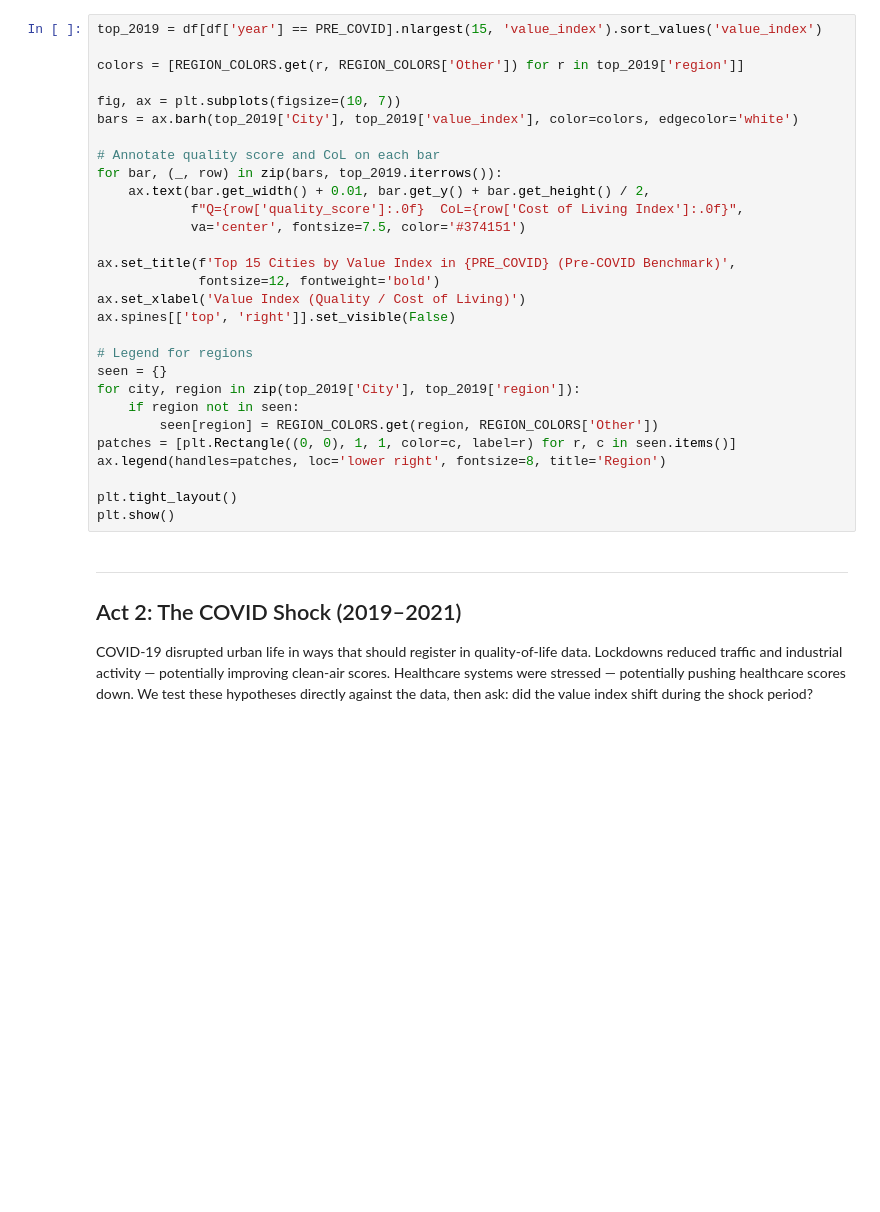
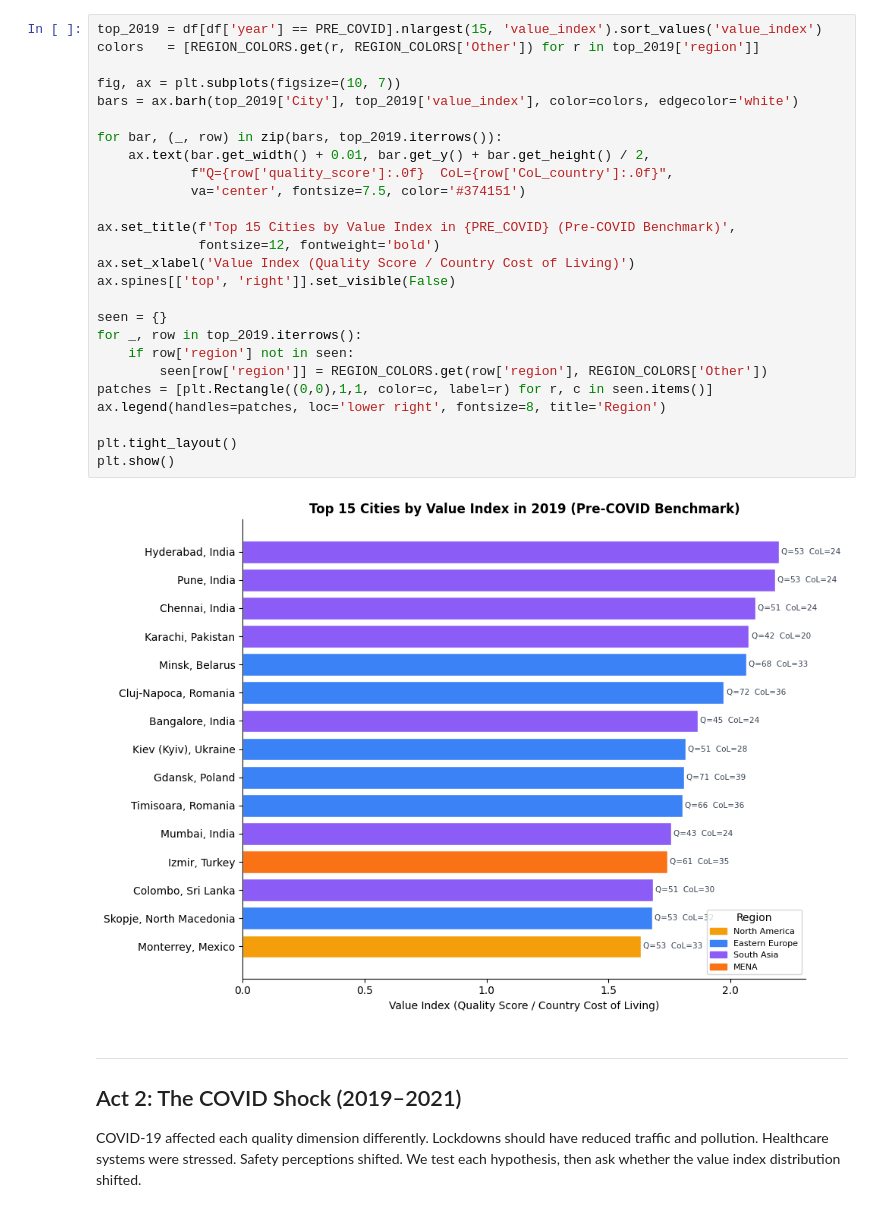
Before and after one commit to dpark2380/comm3180_S26_Data_Project, a Jupyter notebook: data_analysis/covid_value_trends.ipynb, the cells around one changed output. Drawn from its saved outputs; the diff is of its cells as text; blank space fills up the shorter version.

```diff
--- a/data_analysis/covid_value_trends.ipynb
+++ b/data_analysis/covid_value_trends.ipynb
@@ -192,37 +221,38 @@ for col, label in [('avg_quality', 'Quality'), ('avg_value', 'Value index')]:
 # %%
 top_2019 = df[df['year'] == PRE_COVID].nlargest(15, 'value_index').sort_values('value_index')
-
-colors = [REGION_COLORS.get(r, REGION_COLORS['Other']) for r in top_2019['region']]
+colors   = [REGION_COLORS.get(r, REGION_COLORS['Other']) for r in top_2019['region']]
 
 fig, ax = plt.subplots(figsize=(10, 7))
 bars = ax.barh(top_2019['City'], top_2019['value_index'], color=colors, edgecolor='white')
 
-# Annotate quality score and CoL on each bar
 for bar, (_, row) in zip(bars, top_2019.iterrows()):
     ax.text(bar.get_width() + 0.01, bar.get_y() + bar.get_height() / 2,
-            f"Q={row['quality_score']:.0f}  CoL={row['Cost of Living Index']:.0f}",
+            f"Q={row['quality_score']:.0f}  CoL={row['CoL_country']:.0f}",
             va='center', fontsize=7.5, color='#374151')
 
 ax.set_title(f'Top 15 Cities by Value Index in {PRE_COVID} (Pre-COVID Benchmark)',
              fontsize=12, fontweight='bold')
-ax.set_xlabel('Value Index (Quality / Cost of Living)')
+ax.set_xlabel('Value Index (Quality Score / Country Cost of Living)')
 ax.spines[['top', 'right']].set_visible(False)
 
-# Legend for regions
 seen = {}
-for city, region in zip(top_2019['City'], top_2019['region']):
-    if region not in seen:
-        seen[region] = REGION_COLORS.get(region, REGION_COLORS['Other'])
-patches = [plt.Rectangle((0, 0), 1, 1, color=c, label=r) for r, c in seen.items()]
+for _, row in top_2019.iterrows():
+    if row['region'] not in seen:
+        seen[row['region']] = REGION_COLORS.get(row['region'], REGION_COLORS['Other'])
+patches = [plt.Rectangle((0,0),1,1, color=c, label=r) for r, c in seen.items()]
 ax.legend(handles=patches, loc='lower right', fontsize=8, title='Region')
 
 plt.tight_layout()
 plt.show()
+# %% [output]
+[figure, added]
 # %% [markdown]
 ---
 ## Act 2: The COVID Shock (2019–2021)
 
-COVID-19 disrupted urban life in ways that should register in quality-of-life data. Lockdowns reduced traffic and industrial activity — potentially improving clean-air scores. Healthcare systems were stressed — potentially pushing healthcare scores down. We test these hypotheses directly against the data, then ask: did the value index shift during the shock period?
+COVID-19 affected each quality dimension differently. Lockdowns should have reduced
+traffic and pollution. Healthcare systems were stressed. Safety perceptions shifted.
+We test each hypothesis, then ask whether the value index distribution shifted.
 # %%
 shock_years = df[df['year'].isin([PRE_COVID, COVID_YEAR, 2021])]
 dim_shock   = shock_years.groupby('year').agg(
```
Also changed, not shown: parts of 22 cells of this notebook, 9 other files.
